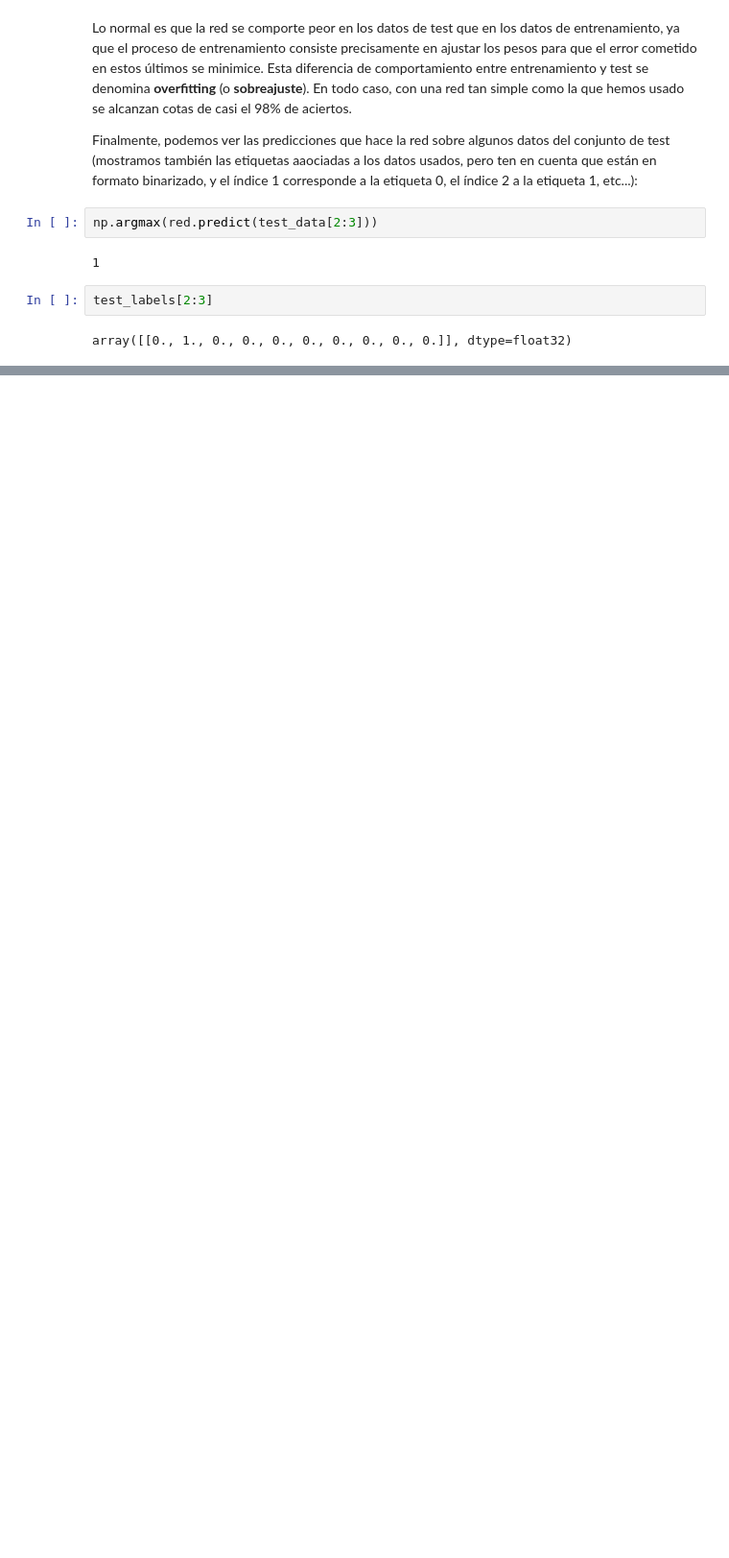
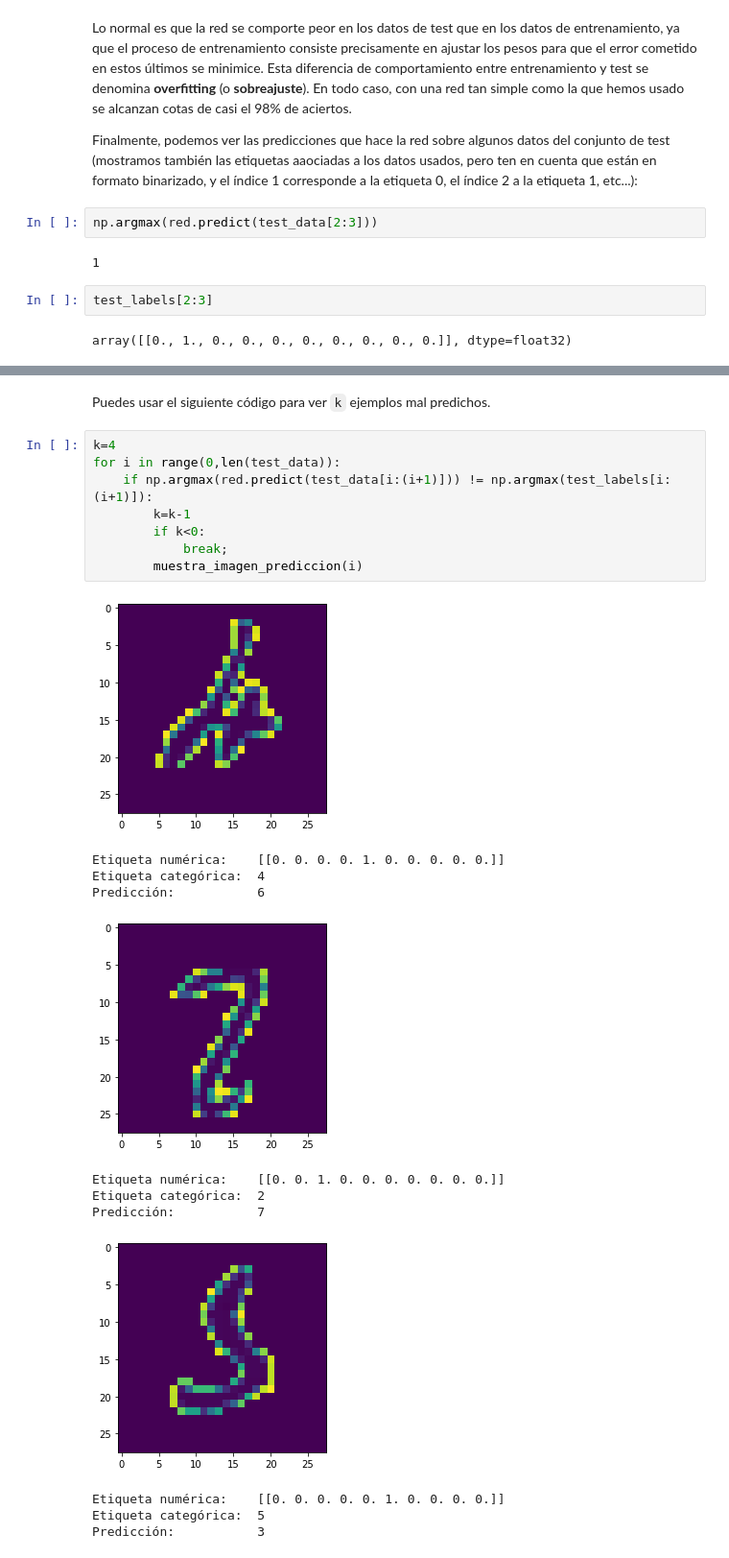
Before and after one commit to miguelamda/DL, a Jupyter notebook: 3. Frameworks Software/Practica3.3. Keras: un primer ejemplo.ipynb, the cells around one changed output, grey strips where cells are left out. Shown at 96% size. Saved outputs shown, nothing was run; the diff lists cells and outputs as text; blank space fills up the shorter version.

```diff
--- a/3. Frameworks Software/Practica3.3. Keras: un primer ejemplo.ipynb
+++ b/3. Frameworks Software/Practica3.3. Keras: un primer ejemplo.ipynb
@@ -200,0 +228,23 @@ array([[0., 1., 0., 0., 0., 0., 0., 0., 0., 0.]], dtype=float32)
+# %% [markdown]
+Puedes usar el siguiente código para ver `k` ejemplos mal predichos.
+# %%
+k=4
+for i in range(0,len(test_data)):
+    if np.argmax(red.predict(test_data[i:(i+1)])) != np.argmax(test_labels[i:(i+1)]):
+        k=k-1
+        if k<0:
+            break;
+        muestra_imagen_prediccion(i)
+# %% [output]
+[figure, added]
+Etiqueta numérica:    [[0. 0. 0. 0. 1. 0. 0. 0. 0. 0.]]
+Etiqueta categórica:  4
+Predicción:           6
+[figure, added]
+Etiqueta numérica:    [[0. 0. 1. 0. 0. 0. 0. 0. 0. 0.]]
+Etiqueta categórica:  2
+Predicción:           7
+[figure, added]
+Etiqueta numérica:    [[0. 0. 0. 0. 0. 1. 0. 0. 0. 0.]]
+Etiqueta categórica:  5
+Predicción:           3
```
Also changed, not shown: parts of 20 cells of this notebook.
